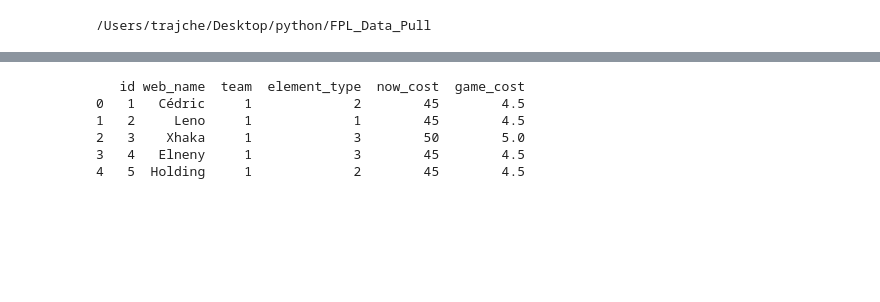
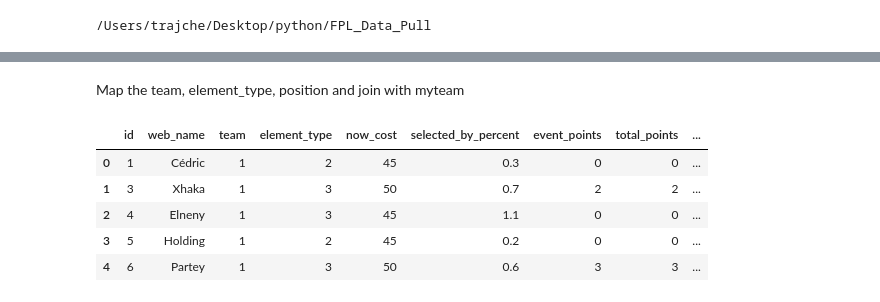
Before and after one commit to andrtraj/FPL_Data_Pull, a Jupyter notebook: fpl_api_connect.ipynb, the cells around one changed output, grey strips where cells are left out. Cells and saved outputs as stored; diff of their text form; code cells hidden in the pictures; blank space fills up the shorter version.

```diff
--- a/fpl_api_connect.ipynb
+++ b/fpl_api_connect.ipynb
@@ -108,10 +134,0 @@ p1 = players[['id', 'web_name', 'team', 'element_type', 'now_cost']].head()
-# %%
-p1['game_cost'] = p1['now_cost'] / 10
-print(p1.head())
-# %% [output]
-   id web_name  team  element_type  now_cost  game_cost
-0   1   Cédric     1             2        45        4.5
-1   2     Leno     1             1        45        4.5
-2   3    Xhaka     1             3        50        5.0
-3   4   Elneny     1             3        45        4.5
-4   5  Holding     1             2        45        4.5
@@ -117,0 +138,12 @@ print(p1.head())
+# %% [markdown]
+Map the team, element_type, position and join with myteam
+# %%
+players_condensed['position'] = players_condensed.element_type.map(elements_keys.set_index('id').singular_name)
+players_condensed.head(5)
+# %% [output]
+|  | id | web_name | team | element_type | now_cost | selected_by_percent | event_points | total_points | ... |
+| 0 | 1 | Cédric | 1 | 2 | 45 | 0.3 | 0 | 0 | ... |
+| 1 | 3 | Xhaka | 1 | 3 | 50 | 0.7 | 2 | 2 | ... |
+| 2 | 4 | Elneny | 1 | 3 | 45 | 1.1 | 0 | 0 | ... |
+| 3 | 5 | Holding | 1 | 2 | 45 | 0.2 | 0 | 0 | ... |
+| 4 | 6 | Partey | 1 | 3 | 50 | 0.6 | 3 | 3 | ... |
```
Also changed, not shown: parts of 17 cells of this notebook.
